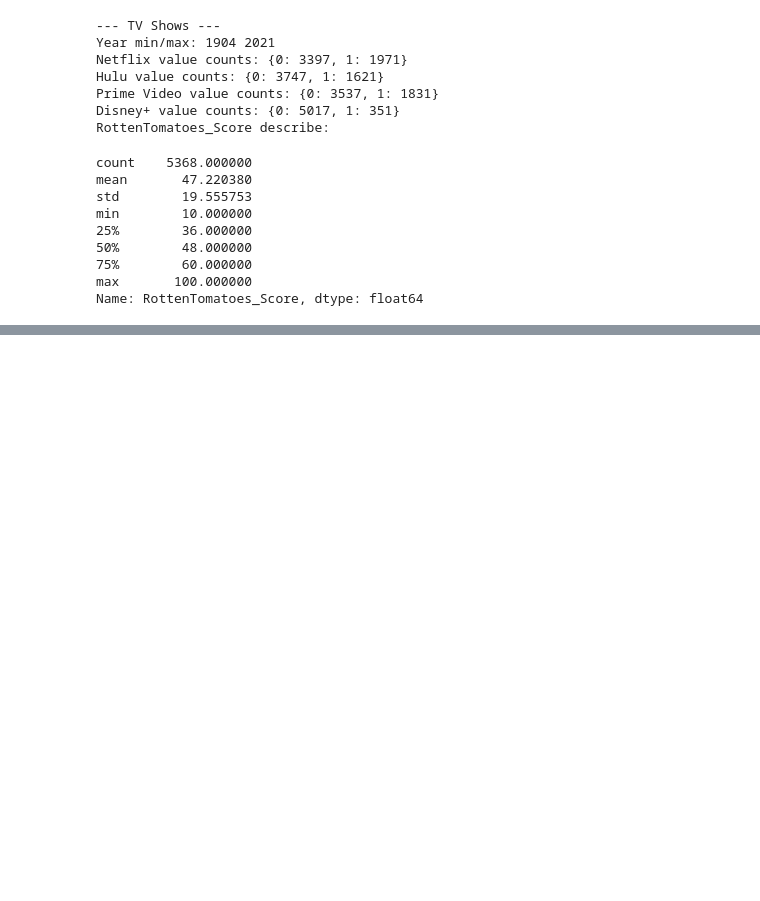
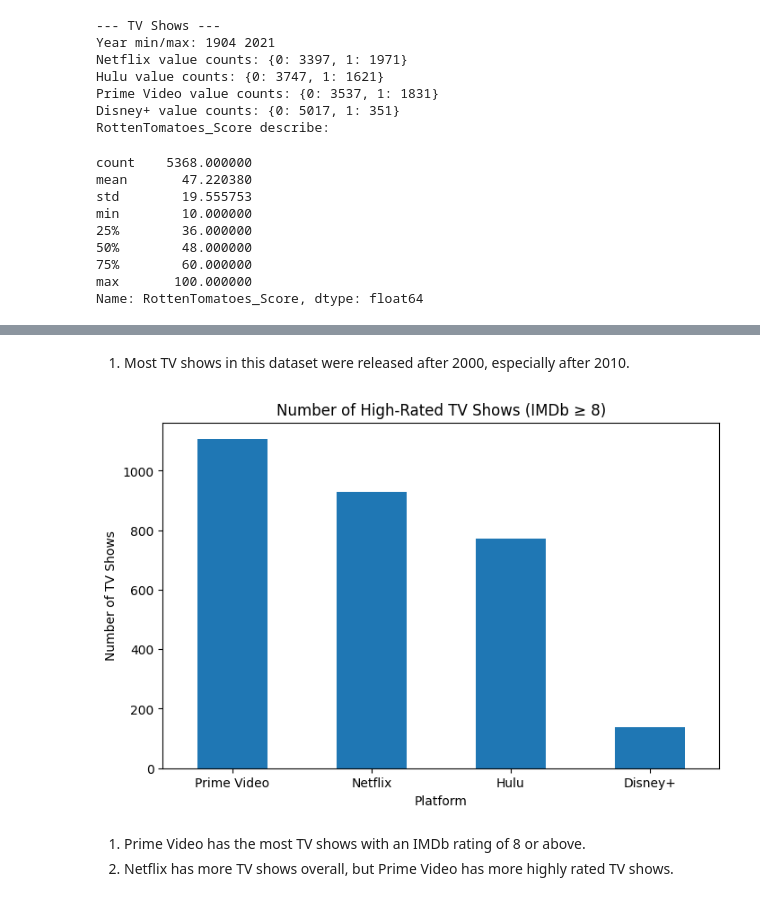
Before and after one commit to irgengu-ai/streaming-bi-svod, a Jupyter notebook: notebooks/02_Data_ETL_v2.ipynb, the cells around one changed output, grey strips where cells are left out. Drawn from its saved outputs; the diff is of its cells as text; code cells hidden in the pictures; blank space fills up the shorter version.

```diff
--- a/notebooks/02_Data_ETL_v2.ipynb
+++ b/notebooks/02_Data_ETL_v2.ipynb
@@ -396,0 +419,24 @@ df_tv.to_csv(DATA_DIR / "TVShowsOnStreamingPlatforms_Cleaned.csv", index=False)
+# %% [markdown]
+1. Most TV shows in this dataset were released after 2000, especially after 2010.
+# %%
+platforms = ["Netflix", "Hulu", "Prime Video", "Disney+"]
+
+high_rated = {}
+
+for p in platforms:
+    high_rated[p] = df_tv[(df_tv[p] == 1) & (df_tv["IMDb_num"] >= 8)].shape[0]
+
+plt.figure(figsize=(8,5))
+pd.Series(high_rated).sort_values(ascending=False).plot(kind="bar")
+
+plt.title("Number of High-Rated TV Shows (IMDb ≥ 8)")
+plt.xlabel("Platform")
+plt.ylabel("Number of TV Shows")
+plt.xticks(rotation=0)
+
+plt.show()
+# %% [output]
+[figure, added]
+# %% [markdown]
+1. Prime Video has the most TV shows with an IMDb rating of 8 or above.
+2. Netflix has more TV shows overall, but Prime Video has more highly rated TV shows.
```
Also changed, not shown: parts of 4 cells of this notebook.
